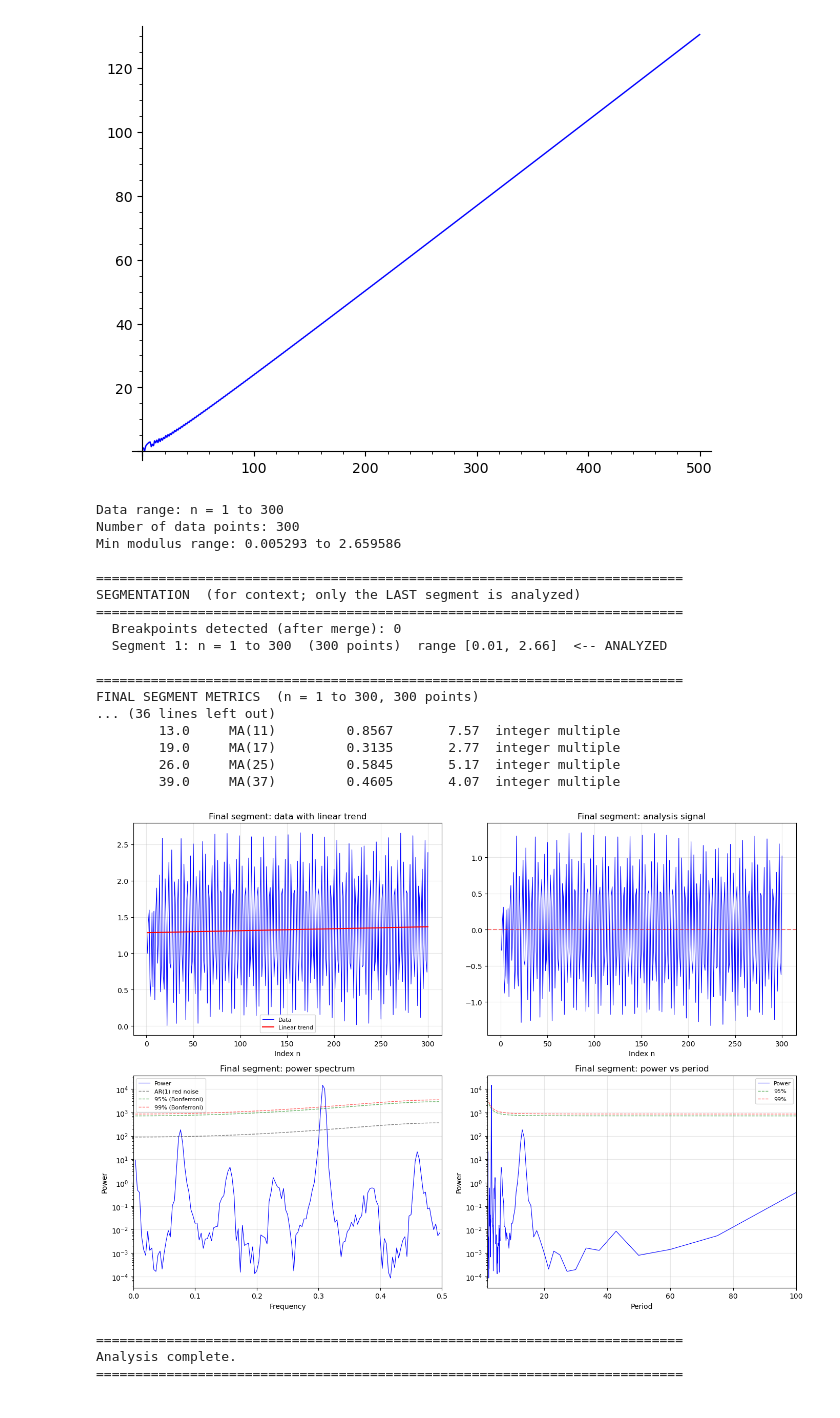
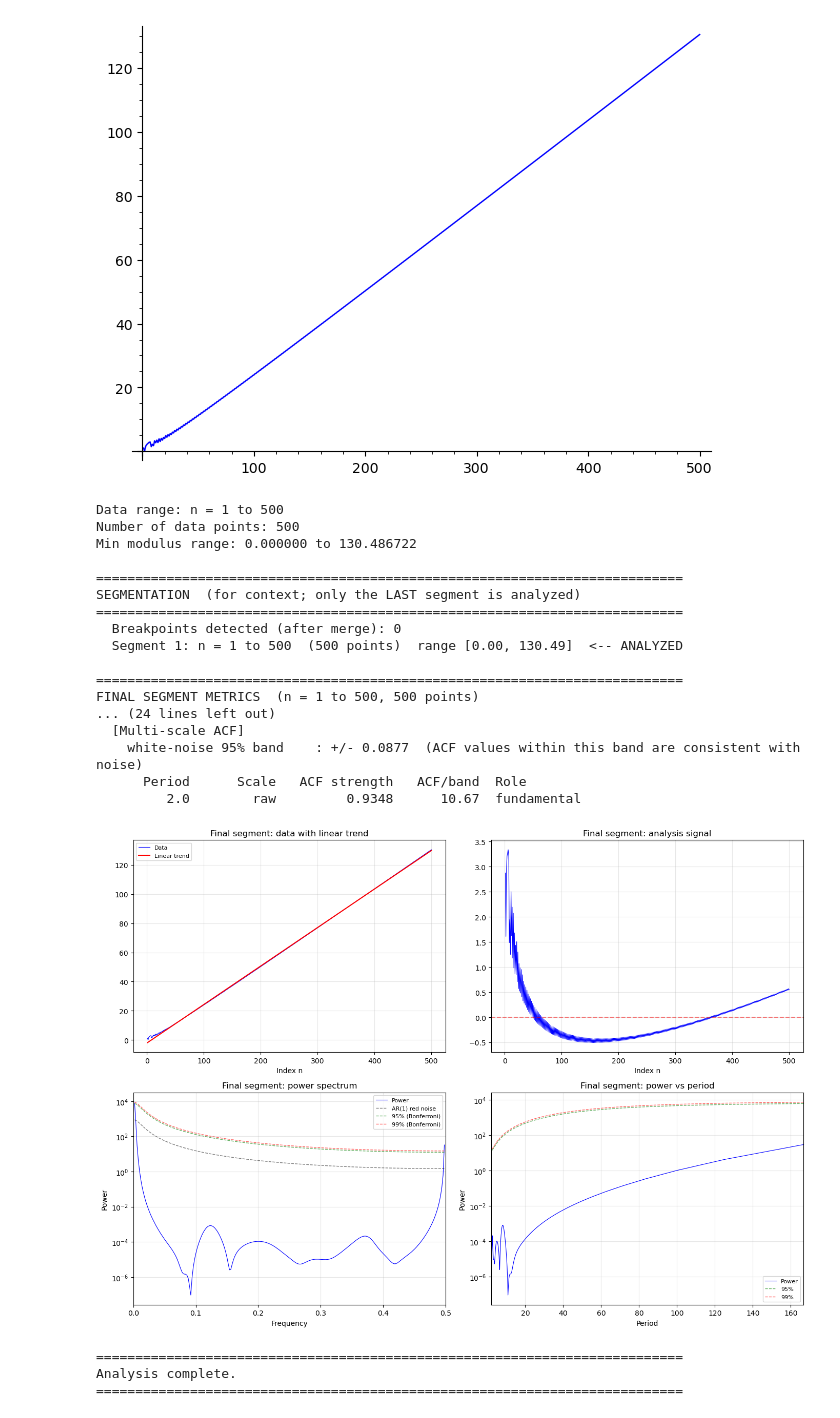
Before and after one commit to barry314159a/tau_properties, a Jupyter notebook: Fig 9B 23jun26.ipynb, the cells around one changed output. Cells and saved outputs as stored; diff of their text form; code cells hidden in the pictures.

```diff
--- a/Fig 9B 23jun26.ipynb
+++ b/Fig 9B 23jun26.ipynb
@@ -382,7 +382,7 @@ MINIMUM MODULI
 [figure]
 # %%
 import pickle
-with open('/Users/barrybrent/data2/run15mar26no45.txt', 'rb') as rfile:
+with open('/Users/barrybrent/data2/run23jun26no15.txt', 'rb') as rfile:
     mins_list = pickle.load(rfile)
 # SEGMENTED FOURIER ANALYSIS OF MINIMUM MODULI  (v11)
 #
@@ -755,44 +755,44 @@ if metrics is not None:
     max_p = m['max_credible_period']
     pmask = (periods <= max_p) & (periods >= 2)
     if np.any(pmask):
         axes[1, 1].semilogy(periods[pmask], pwr[pmask], 'b-', linewidth=0.8,
                             label='Power')
         axes[1, 1].semilogy(periods[pmask], m['conf_95'][pmask], 'g--',
                             linewidth=1, alpha=0.6, label='95%')
         axes[1, 1].semilogy(periods[pmask], m['conf_99'][pmask], 'r--',
                             linewidth=1, alpha=0.6, label='99%')
         axes[1, 1].set_xlim(2, max_p)
     axes[1, 1].set_title('Final segment: power vs period')
     axes[1, 1].set_xlabel('Period')
     axes[1, 1].set_ylabel('Power')
     axes[1, 1].legend(fontsize=8)
     axes[1, 1].grid(True, alpha=0.3)
 
     plt.tight_layout()
     plt.show()
 
 print("\n" + "="*75)
 print("Analysis complete.")
 print("="*75)
 # %% [output]
-Data range: n = 1 to 300
-Number of data points: 300
-Min modulus range: 0.005293 to 2.659586
+Data range: n = 1 to 500
+Number of data points: 500
+Min modulus range: 0.000000 to 130.486722
 
 ===========================================================================
 SEGMENTATION  (for context; only the LAST segment is analyzed)
 ===========================================================================
   Breakpoints detected (after merge): 0
-  Segment 1: n = 1 to 300  (300 points)  range [0.01, 2.66]  <-- ANALYZED
+  Segment 1: n = 1 to 500  (500 points)  range [0.00, 130.49]  <-- ANALYZED
 
 ===========================================================================
-FINAL SEGMENT METRICS  (n = 1 to 300, 300 points)
-... (36 lines left out)
-        13.0     MA(11)         0.8567       7.57  integer multiple
-        19.0     MA(17)         0.3135       2.77  integer multiple
-        26.0     MA(25)         0.5845       5.17  integer multiple
-        39.0     MA(37)         0.4605       4.07  integer multiple
+FINAL SEGMENT METRICS  (n = 1 to 500, 500 points)
+... (24 lines left out)
+  [Multi-scale ACF]
+    white-noise 95% band    : +/- 0.0877  (ACF values within this band are consistent with noise)
+      Period      Scale   ACF strength   ACF/band  Role
+         2.0        raw         0.9348      10.67  fundamental
-[figure, old version]
+[figure, new version]
 ===========================================================================
 Analysis complete.
 ===========================================================================
```
Also changed, not shown: 1 other file.
